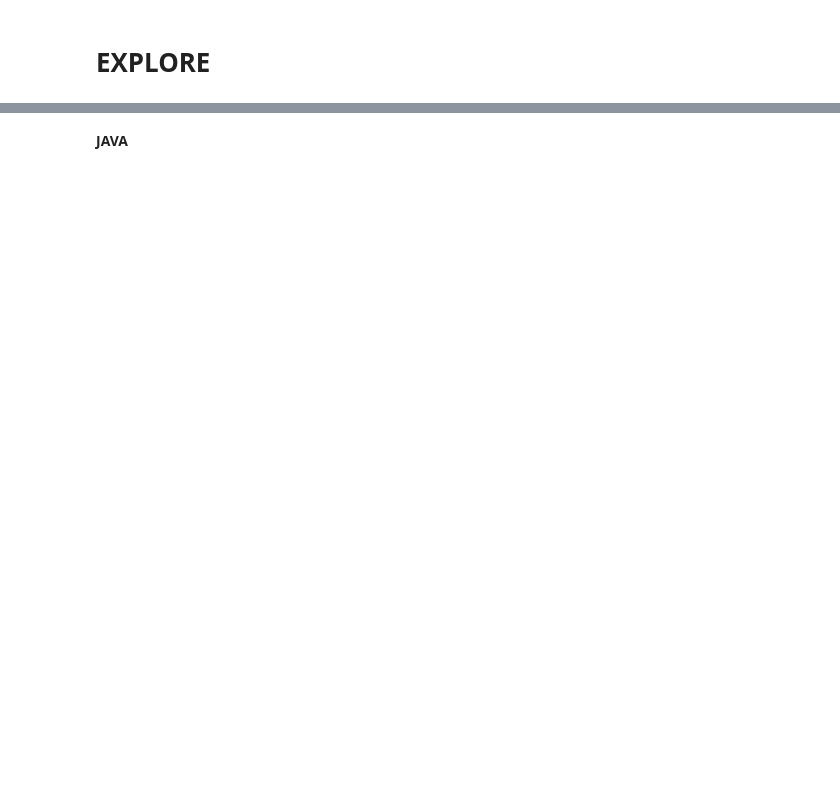
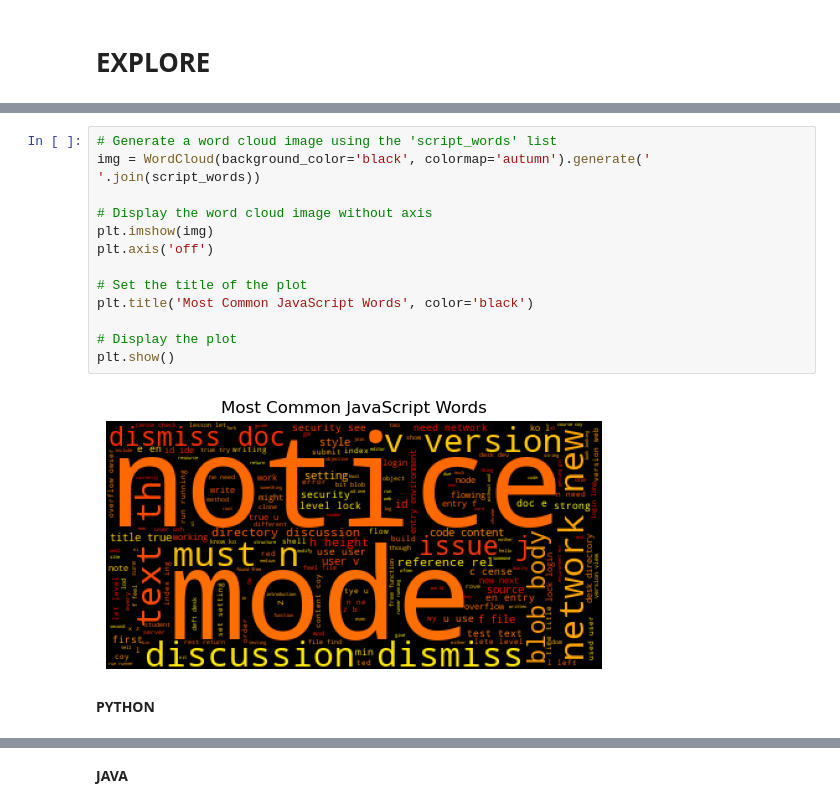
Before and after one commit to fork-your-repository/nlp-project, a Jupyter notebook: explore_ms.ipynb, the cells around one changed output, grey strips where cells are left out. Saved outputs shown, nothing was run; the diff lists cells and outputs as text; blank space fills up the shorter version.

```diff
--- a/explore_ms.ipynb
+++ b/explore_ms.ipynb
@@ -434,2 +550,19 @@ len(python_words), len(java_words), len(script_words), len(html_words), len(type
+# %%
+# Generate a word cloud image using the 'script_words' list
+img = WordCloud(background_color='black', colormap='autumn').generate(' '.join(script_words))
+
+# Display the word cloud image without axis
+plt.imshow(img)
+plt.axis('off')
+
+# Set the title of the plot
+plt.title('Most Common JavaScript Words', color='black')
+
+# Display the plot
+plt.show()
+# %% [output]
+[figure, added]
+# %% [markdown]
+**PYTHON**
 # %%
 # Retrieve the top 10 most frequent words in the 'python' category
```
Also changed, not shown: parts of 68 cells of this notebook.
